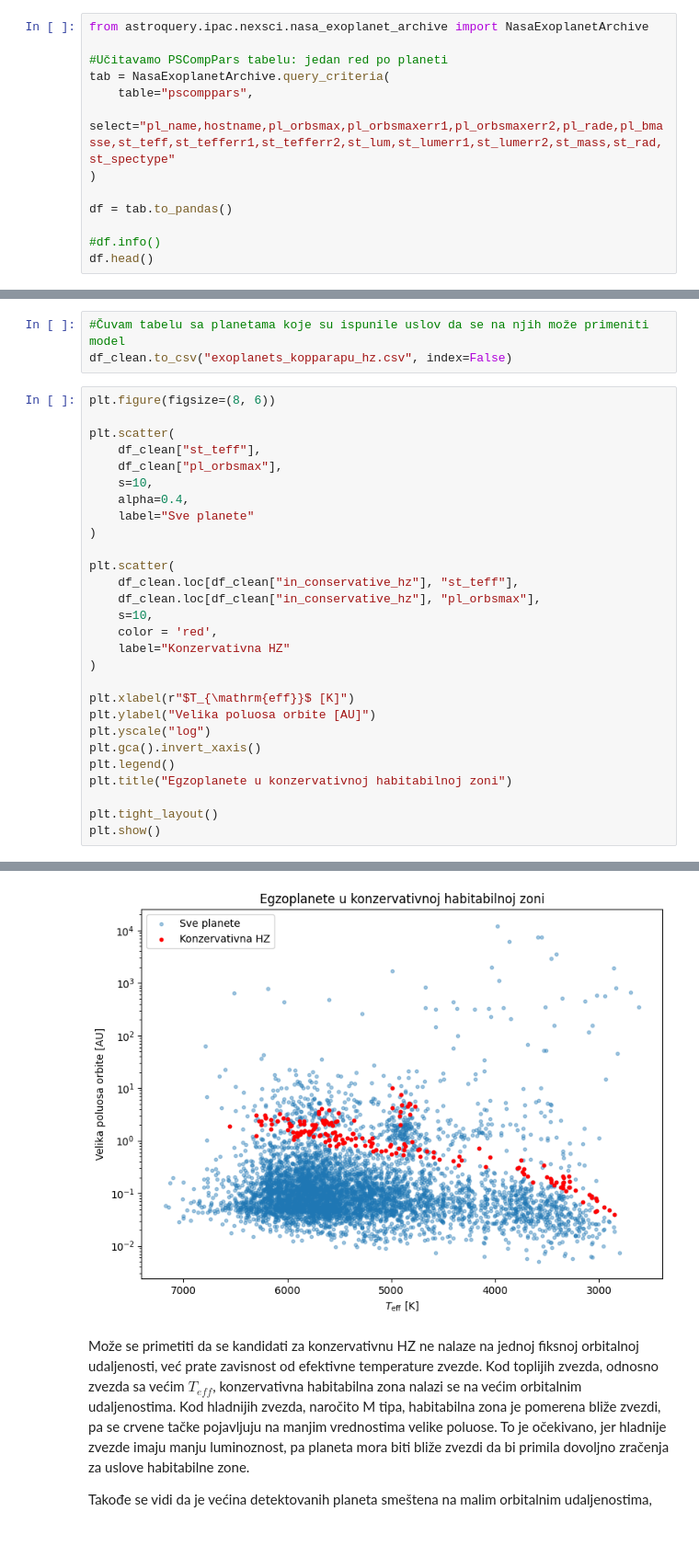
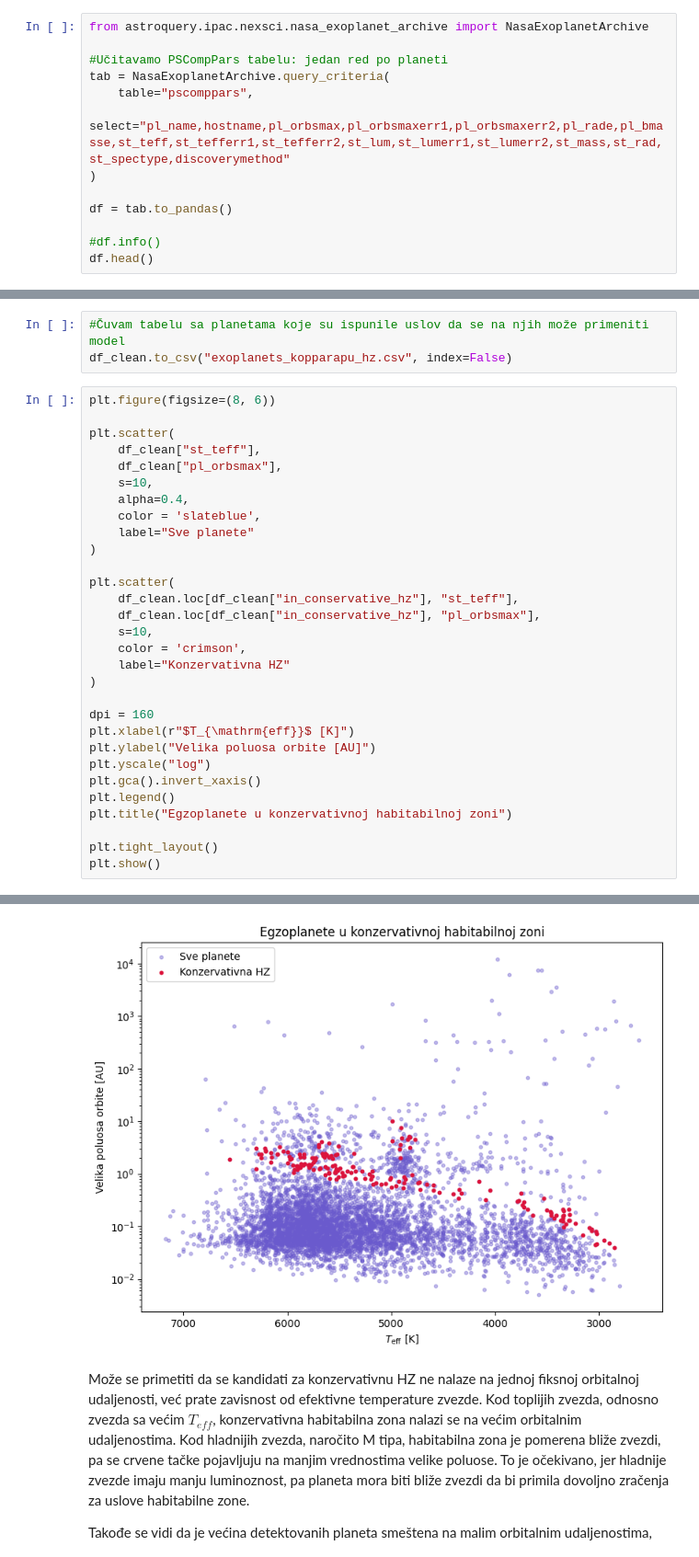
Before and after one commit to brujictamara/Projekat-astrostatistika, a Jupyter notebook: projekat.ipynb, the cells around one changed output, grey strips where cells are left out. Shown at 92% size. Cells and saved outputs as stored; diff of their text form.

```diff
--- a/projekat.ipynb
+++ b/projekat.ipynb
@@ -186,7 +186,7 @@ from astroquery.ipac.nexsci.nasa_exoplanet_archive import NasaExoplanetArchive
 #Učitavamo PSCompPars tabelu: jedan red po planeti
 tab = NasaExoplanetArchive.query_criteria(
     table="pscomppars",
-    select="pl_name,hostname,pl_orbsmax,pl_orbsmaxerr1,pl_orbsmaxerr2,pl_rade,pl_bmasse,st_teff,st_tefferr1,st_tefferr2,st_lum,st_lumerr1,st_lumerr2,st_mass,st_rad,st_spectype"
+    select="pl_name,hostname,pl_orbsmax,pl_orbsmaxerr1,pl_orbsmaxerr2,pl_rade,pl_bmasse,st_teff,st_tefferr1,st_tefferr2,st_lum,st_lumerr1,st_lumerr2,st_mass,st_rad,st_spectype,discoverymethod"
 )
 
 df = tab.to_pandas()
@@ -384,6 +398,7 @@ plt.scatter(
     df_clean["pl_orbsmax"],
     s=10,
     alpha=0.4,
+    color = 'slateblue',
     label="Sve planete"
 )
 
@@ -391,10 +406,11 @@ plt.scatter(
     df_clean.loc[df_clean["in_conservative_hz"], "st_teff"],
     df_clean.loc[df_clean["in_conservative_hz"], "pl_orbsmax"],
     s=10,
-    color = 'red',
+    color = 'crimson',
     label="Konzervativna HZ"
 )
 
+dpi = 160
 plt.xlabel(r"$T_{\mathrm{eff}}$ [K]")
 plt.ylabel("Velika poluosa orbite [AU]")
 plt.yscale("log")
@@ -409,4 +424,4 @@ findfont: Font family ['STIXSizeFiveSym'] not found. Falling back to DejaVu Sans
-[figure, old version]
+[figure, new version]
 # %% [markdown]
 Može se primetiti da se kandidati za konzervativnu HZ ne nalaze na jednoj fiksnoj orbitalnoj udaljenosti, već prate zavisnost od efektivne temperature zvezde. Kod toplijih zvezda, odnosno zvezda sa većim $T_{eff}$, konzervativna habitabilna zona nalazi se na većim orbitalnim udaljenostima. Kod hladnijih zvezda, naročito M tipa, habitabilna zona je pomerena bliže zvezdi, pa se crvene tačke pojavljuju na manjim vrednostima velike poluose. To je očekivano, jer hladnije zvezde imaju manju luminoznost, pa planeta mora biti bliže zvezdi da bi primila dovoljno zračenja za uslove habitabilne zone.
 
```
Also changed, not shown: parts of 42 cells of this notebook.
